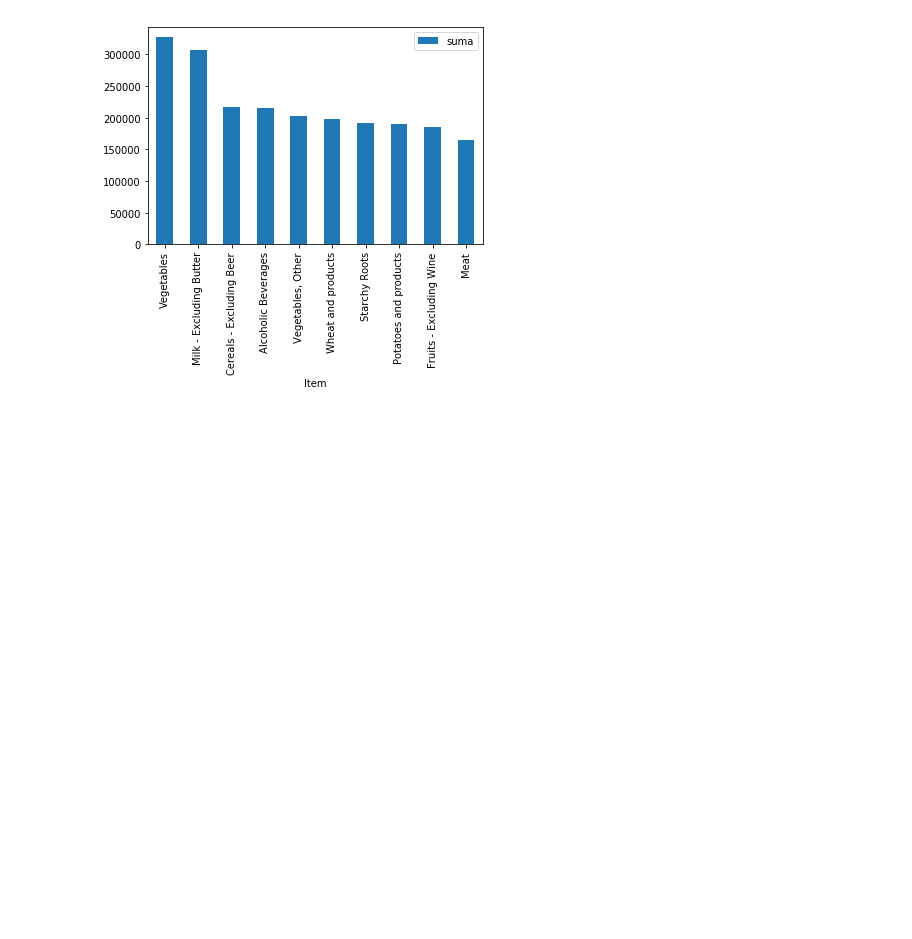
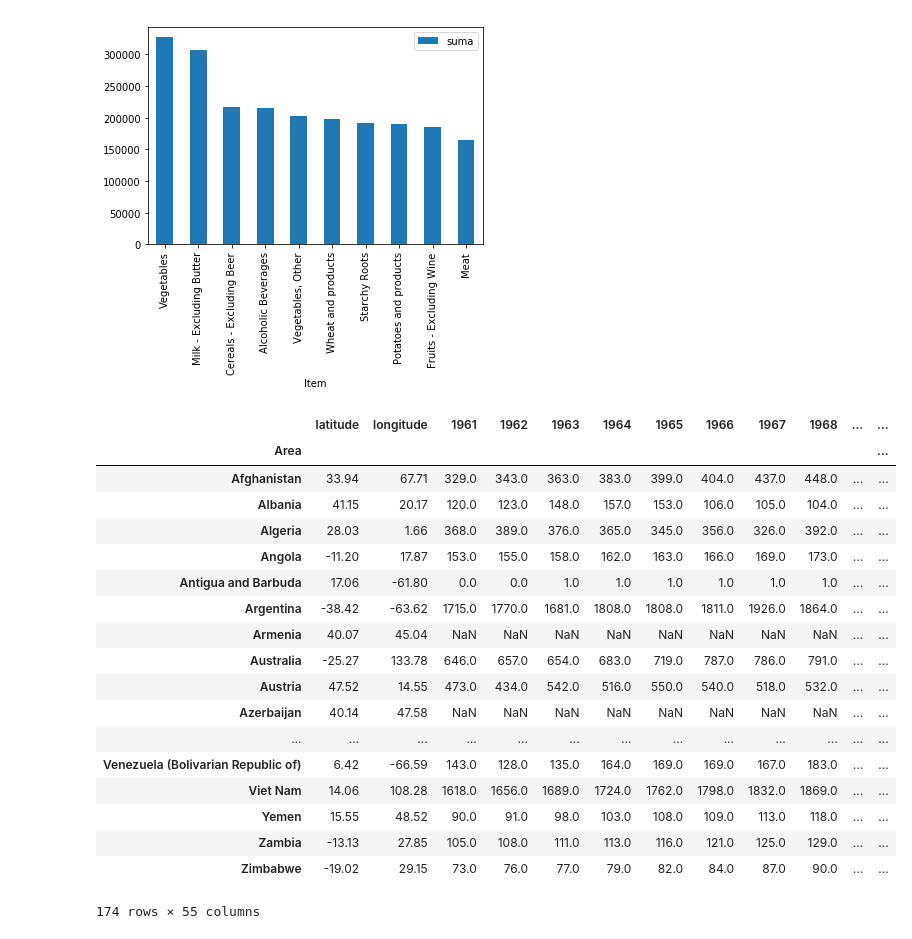
Before and after one commit to Pebels17/data-labs, a Jupyter notebook: module-1/pipelines-project/your-code/input/Pipelines proyect.ipynb, the cells around one changed output. Drawn from its saved outputs; the diff is of its cells as text; code cells hidden in the pictures; blank space fills up the shorter version.

```diff
--- a/module-1/pipelines-project/your-code/input/Pipelines proyect.ipynb
+++ b/module-1/pipelines-project/your-code/input/Pipelines proyect.ipynb
@@ -176,3 +186,32 @@ spain.plot(kind='bar',x='Item',y='suma')
 # %% [output]
 <matplotlib.axes._subplots.AxesSubplot at 0x...>
 [figure]
+# %%
+#Comparamos con el resto de paises
+def filter_item(df,columna,item):
+    df = df[df[columna] == item]
+    return df
+
+vegetables = filter_item(nueva,'Item','Vegetables')
+vegetables = vegetables.groupby(['Area']).mean()
+vegetables
+# %% [output]
+|  | latitude | longitude | 1961 | 1962 | 1963 | 1964 | 1965 | 1966 | 1967 | 1968 | ... | ... |
+| Area |  |  |  |  |  |  |  |  |  |  |  | ... |
+| Afghanistan | 33.94 | 67.71 | 329.0 | 343.0 | 363.0 | 383.0 | 399.0 | 404.0 | 437.0 | 448.0 | ... | ... |
+| Albania | 41.15 | 20.17 | 120.0 | 123.0 | 148.0 | 157.0 | 153.0 | 106.0 | 105.0 | 104.0 | ... | ... |
+| Algeria | 28.03 | 1.66 | 368.0 | 389.0 | 376.0 | 365.0 | 345.0 | 356.0 | 326.0 | 392.0 | ... | ... |
+| Angola | -11.20 | 17.87 | 153.0 | 155.0 | 158.0 | 162.0 | 163.0 | 166.0 | 169.0 | 173.0 | ... | ... |
+| Antigua and Barbuda | 17.06 | -61.80 | 0.0 | 0.0 | 1.0 | 1.0 | 1.0 | 1.0 | 1.0 | 1.0 | ... | ... |
+| Argentina | -38.42 | -63.62 | 1715.0 | 1770.0 | 1681.0 | 1808.0 | 1808.0 | 1811.0 | 1926.0 | 1864.0 | ... | ... |
+| Armenia | 40.07 | 45.04 | NaN | NaN | NaN | NaN | NaN | NaN | NaN | NaN | ... | ... |
+| Australia | -25.27 | 133.78 | 646.0 | 657.0 | 654.0 | 683.0 | 719.0 | 787.0 | 786.0 | 791.0 | ... | ... |
+| Austria | 47.52 | 14.55 | 473.0 | 434.0 | 542.0 | 516.0 | 550.0 | 540.0 | 518.0 | 532.0 | ... | ... |
+| Azerbaijan | 40.14 | 47.58 | NaN | NaN | NaN | NaN | NaN | NaN | NaN | NaN | ... | ... |
+| ... | ... | ... | ... | ... | ... | ... | ... | ... | ... | ... | ... | ... |
+| Venezuela (Bolivarian Republic of) | 6.42 | -66.59 | 143.0 | 128.0 | 135.0 | 164.0 | 169.0 | 169.0 | 167.0 | 183.0 | ... | ... |
+| Viet Nam | 14.06 | 108.28 | 1618.0 | 1656.0 | 1689.0 | 1724.0 | 1762.0 | 1798.0 | 1832.0 | 1869.0 | ... | ... |
+| Yemen | 15.55 | 48.52 | 90.0 | 91.0 | 98.0 | 103.0 | 108.0 | 109.0 | 113.0 | 118.0 | ... | ... |
+| Zambia | -13.13 | 27.85 | 105.0 | 108.0 | 111.0 | 113.0 | 116.0 | 121.0 | 125.0 | 129.0 | ... | ... |
+| Zimbabwe | -19.02 | 29.15 | 73.0 | 76.0 | 77.0 | 79.0 | 82.0 | 84.0 | 87.0 | 90.0 | ... | ... |
+174 rows × 55 columns
```
Also changed, not shown: parts of 14 cells of this notebook, 2 other files.
